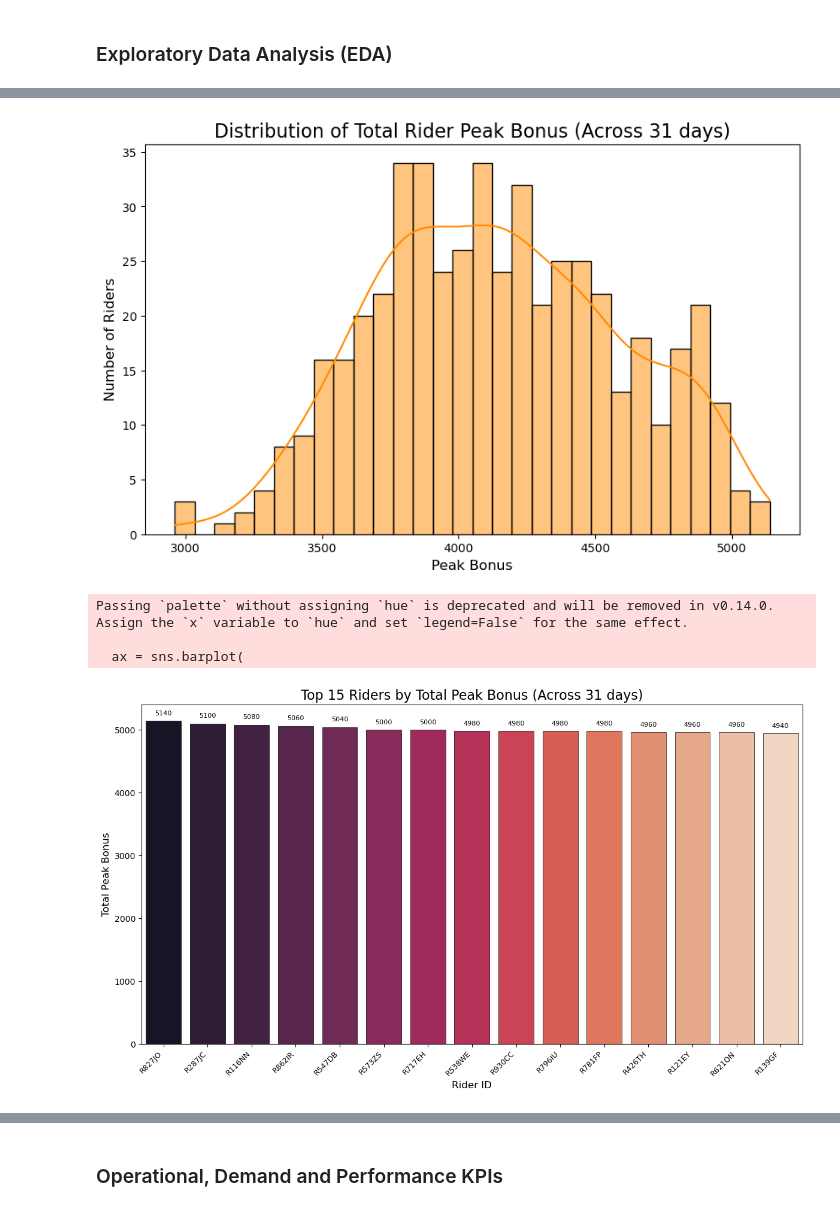
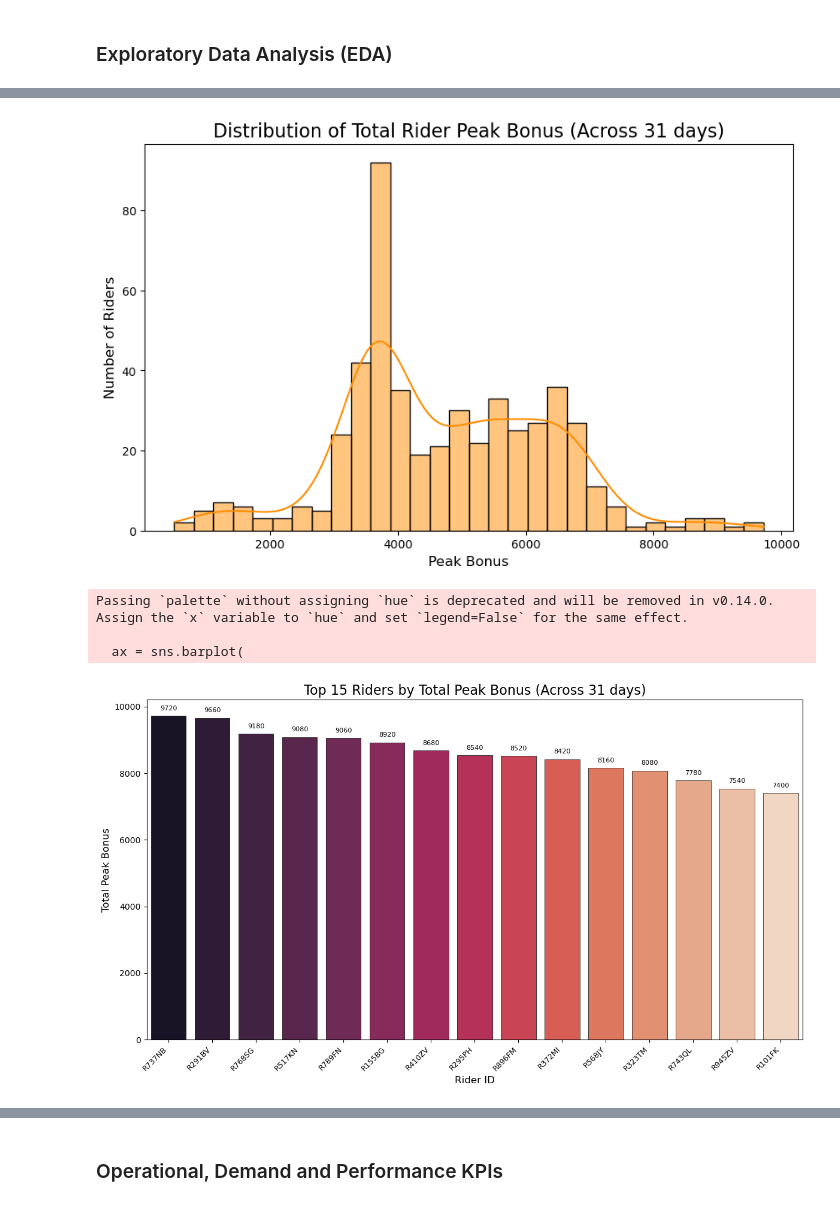
Before and after one commit to devkoustavdas/python-programming-challenges, a Jupyter notebook: LEVEL 4/11-bikeRidersAnalysis.ipynb, the cells around one changed output, grey strips where cells are left out. Saved outputs shown, nothing was run; the diff lists cells and outputs as text; code cells hidden in the pictures.

```diff
--- a/LEVEL 4/11-bikeRidersAnalysis.ipynb
+++ b/LEVEL 4/11-bikeRidersAnalysis.ipynb
@@ -290,11 +349,11 @@ Passing `palette` without assigning `hue` is deprecated and will be removed in v
   ax = sns.barplot(
 [figure]
 # %%
-plot_rider_metrics(df_grouped, metric_col="peak_bonus", title_suffix="(Across 31 days)")
+plot_rider_metrics(rider_features_grouped, metric_col="peak_bonus", title_suffix="(Across 31 days)")
 # %% [output]
-[figure, old version]
+[figure, new version]
 Passing `palette` without assigning `hue` is deprecated and will be removed in v0.14.0. Assign the `x` variable to `hue` and set `legend=False` for the same effect.
 
   ax = sns.barplot(
-[figure, old version]
+[figure, new version]
 # %%
```
Also changed, not shown: parts of 45 cells of this notebook, 1 other file.
